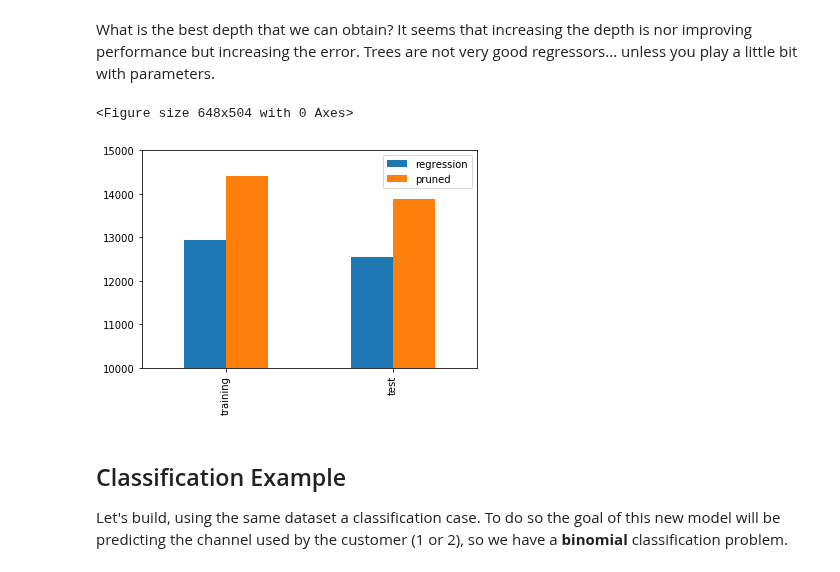
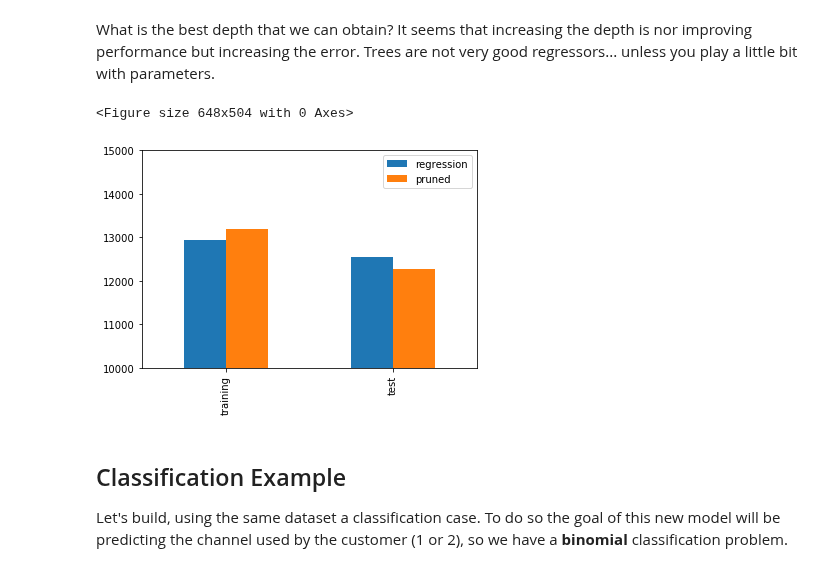
Before and after one commit to renero/class_notebooks, a Jupyter notebook: Tree based methods.ipynb, the cells around one changed output. Cells and saved outputs as stored; diff of their text form; code cells hidden in the pictures.

```diff
--- a/Tree based methods.ipynb
+++ b/Tree based methods.ipynb
@@ -250,13 +252,13 @@ pd.DataFrame(
 # %% [markdown]
 What is the best depth that we can obtain? It seems that increasing the depth is nor improving performance but increasing the error. Trees are not very good regressors... unless you play a little bit with parameters.
 # %%
-opt_training_scores, opt_test_scores = cv_regression(wholesale, depth=6)
+opt_training_scores, opt_test_scores = cv_regression(wholesale, depth=4)
 
 plot_compare(regression_results, 'pruned', np.negative(opt_training_scores),
              opt_test_scores, 10000, 15000)
 # %% [output]
 <Figure size 648x504 with 0 Axes>
-[figure, old version]
+[figure, new version]
 # %% [markdown]
 ## Classification Example
 
```
Also changed, not shown: parts of 4 cells of this notebook, 16 other files.
